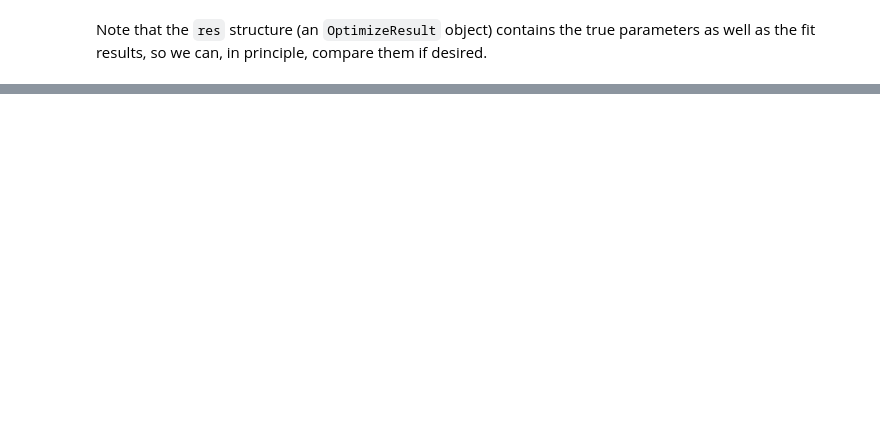
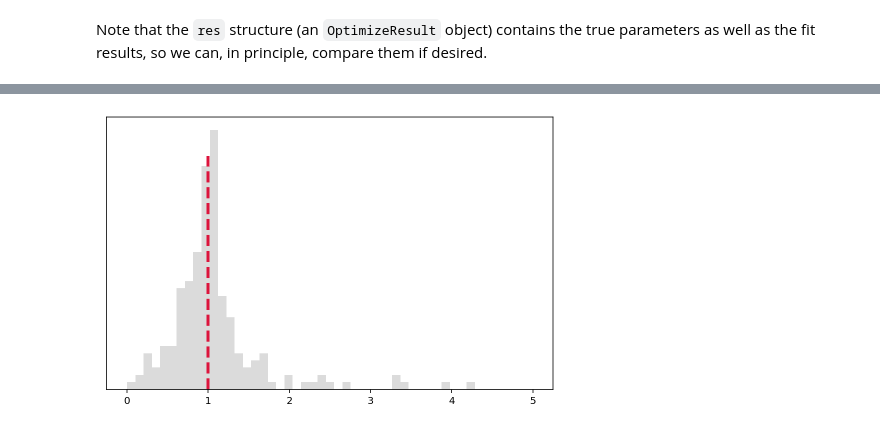
Before and after one commit to pachterlab/GVP_2023, a Jupyter notebook: gg230302_reactors.ipynb, the cells around one changed output, grey strips where cells are left out. Saved outputs shown, nothing was run; the diff lists cells and outputs as text; code cells hidden in the pictures; blank space fills up the shorter version.

```diff
--- a/gg230302_reactors.ipynb
+++ b/gg230302_reactors.ipynb
@@ -1311,12 +1345,14 @@ plt.savefig('figs/fig4e.pdf')
 # %%
 fig1,ax1 = plt.subplots(1,1,figsize=dims)
 bins = np.linspace(0,5,50)
-_=plt.hist(AIC[:,0]/AIC[:,1],bins,density=True,color='lightgray',alpha=0.8)
+_=plt.hist(AIC[:,1]/AIC[:,2],bins,density=True,color='lightgray',alpha=0.8)
 ax1.plot([1]*2,[0,_[0].max()*0.9],'--',color='crimson',linewidth=3)
 
 # ax1.set_xticks([0,1/3,1/2,1],('0','1/3','1/2','1'),fontsize=fs)
 # ax1.set_xlabel('AIC weight of correct model',fontsize=fs)
 # ax1.set_ylabel('Density',fontsize=fs)
 _=ax1.set_yticks([])
+# %% [output]
+[figure, added]
 # %%
 AIC.shape
```
Also changed, not shown: parts of 24 cells of this notebook, 6 other files.
